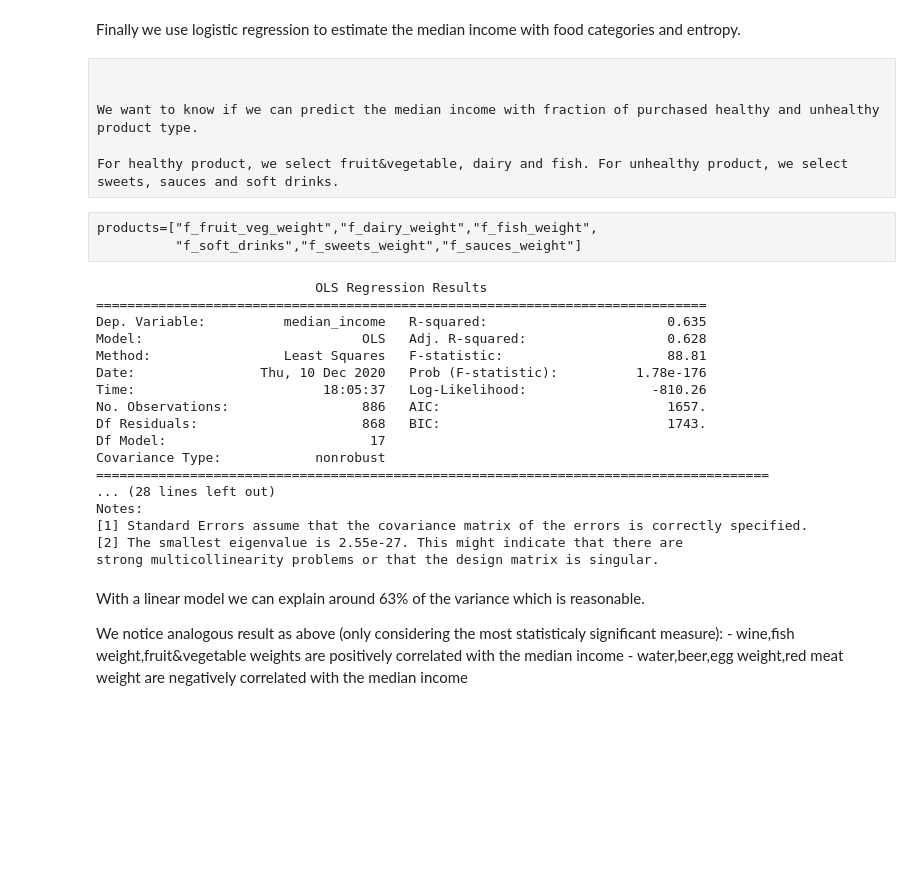
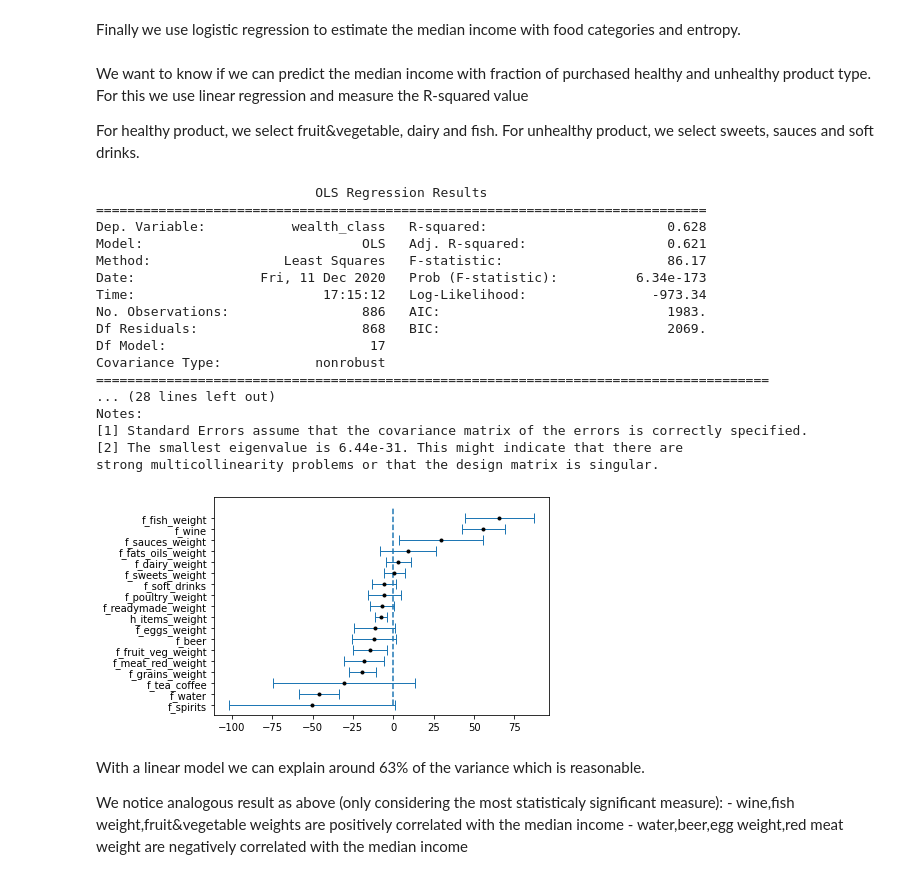
Before and after one commit to epfl-ada/ada-2020-project-milestone-p3-p3_adacadabra, a Jupyter notebook: extension.ipynb, the cells around one changed output. Cells and saved outputs as stored; diff of their text form; code cells hidden in the pictures; blank space fills up the shorter version.

```diff
--- a/extension.ipynb
+++ b/extension.ipynb
@@ -584,7 +583,7 @@ def display_spearmanRank_histogram(spearman_df):
     plt.xticks(rotation=90)
     plt.show()
 # %%
-def c_logistic_regression(main_df, categories_names):
+def c_linear_regression(main_df, categories_names):
     """
     The function displays the olsmodel textual representation, trying to fit the median income
     from the features whose name are in categories_names.
@@ -600,11 +599,40 @@ def c_logistic_regression(main_df, categories_names):
         formula+=(" + "+nn)
 
     #standardize the main_df before fitting the linear model
-    standardized_main_df=(main_df-main_df.mean())/main_df.std()
+    #standardized_main_df=(main_df-main_df.mean())/main_df.std()
+    standardized_main_df=main_df.copy()
+    standardized_main_df["median_income"]=(standardized_main_df["median_income"]
+                    -standardized_main_df["median_income"].min())/(standardized_main_df["median_income"].max()
+                                                                -standardized_main_df["median_income"].min())
 
     #fit the linear model and display it
-    ols_model = smf.ols(formula, data=standardized_main_df)
-    print(ols_model.fit().summary())
+    ols_model = smf.ols(formula, data=standardized_main_df).fit()
+    print(ols_model.summary())
+
+    # feature names
+    variables = ols_model.params.index
+
+    # quantifying uncertainty!
+
+    # coefficients
+    coefficients = ols_model.params.values
+
+    # p-values
+    p_values = ols_model.pvalues
+
+    # standard errors
+    standard_errors = ols_model.bse.values
+
+    #sort them all by coefficients
+    l1, l2, l3, l4 = zip(*sorted(zip(coefficients[1:], variables[1:], standard_errors[1:], p_values[1:])))
+
+    plt.errorbar(l1, np.array(range(len(l1))), xerr= 2*np.array(l3), linewidth = 1,
+             linestyle = 'none',marker = 'o',markersize= 3,
+             markerfacecolor = 'black',markeredgecolor = 'black', capsize= 5)
+
+    plt.vlines(0,0, len(l1), linestyle = '--')
+
+    plt.yticks(range(len(l2)),l2)
 # %% [markdown]
 #### Categories fraction study
 
@@ -660,35 +688,32 @@ We can only make hypothesis about this strong correlation, the most likely one t
 #### c) logistic regression
 # %% [markdown]
 Finally we use logistic regression to estimate the median income with food categories and entropy.
-# %% [raw]
-
-
-We want to know if we can predict the median income with fraction of purchased healthy and unhealthy product type.
-
-For healthy product, we select fruit&vegetable, dairy and fish. For unhealthy product, we select sweets, sauces and soft drinks.
-# %% [raw]
-products=["f_fruit_veg_weight","f_dairy_weight","f_fish_weight",
-          "f_soft_drinks","f_sweets_weight","f_sauces_weight"]
+# %% [markdown]
+We want to know if we can predict the median income with fraction of purchased healthy and unhealthy product type.
+For this we use linear regression and measure the R-squared value
+
+For healthy product, we select fruit&vegetable, dairy and fish. For unhealthy product, we select sweets, sauces and soft drinks.
 # %%
-c_logistic_regression(main_df, categories_names)
+c_linear_regression(main_df, categories_names)
 # %% [output]
                             OLS Regression Results
 ==============================================================================
-Dep. Variable:          median_income   R-squared:                       0.635
-Model:                            OLS   Adj. R-squared:                  0.628
-Method:                 Least Squares   F-statistic:                     88.81
-Date:                Thu, 10 Dec 2020   Prob (F-statistic):          1.78e-176
-Time:                        18:05:37   Log-Likelihood:                -810.26
-No. Observations:                 886   AIC:                             1657.
-Df Residuals:                     868   BIC:                             1743.
+Dep. Variable:           wealth_class   R-squared:                       0.628
+Model:                            OLS   Adj. R-squared:                  0.621
+Method:                 Least Squares   F-statistic:                     86.17
+Date:                Fri, 11 Dec 2020   Prob (F-statistic):          6.34e-173
+Time:                        17:15:12   Log-Likelihood:                -973.34
+No. Observations:                 886   AIC:                             1983.
+Df Residuals:                     868   BIC:                             2069.
 Df Model:                          17
 Covariance Type:            nonrobust
 ======================================================================================
 ... (28 lines left out)
 Notes:
 [1] Standard Errors assume that the covariance matrix of the errors is correctly specified.
-[2] The smallest eigenvalue is 2.55e-27. This might indicate that there are
+[2] The smallest eigenvalue is 6.44e-31. This might indicate that there are
 strong multicollinearity problems or that the design matrix is singular.
+[figure, added]
 # %% [markdown]
 With a linear model we can explain around 63% of the variance which is reasonable.
 
```
Also changed, not shown: parts of 12 cells of this notebook.
